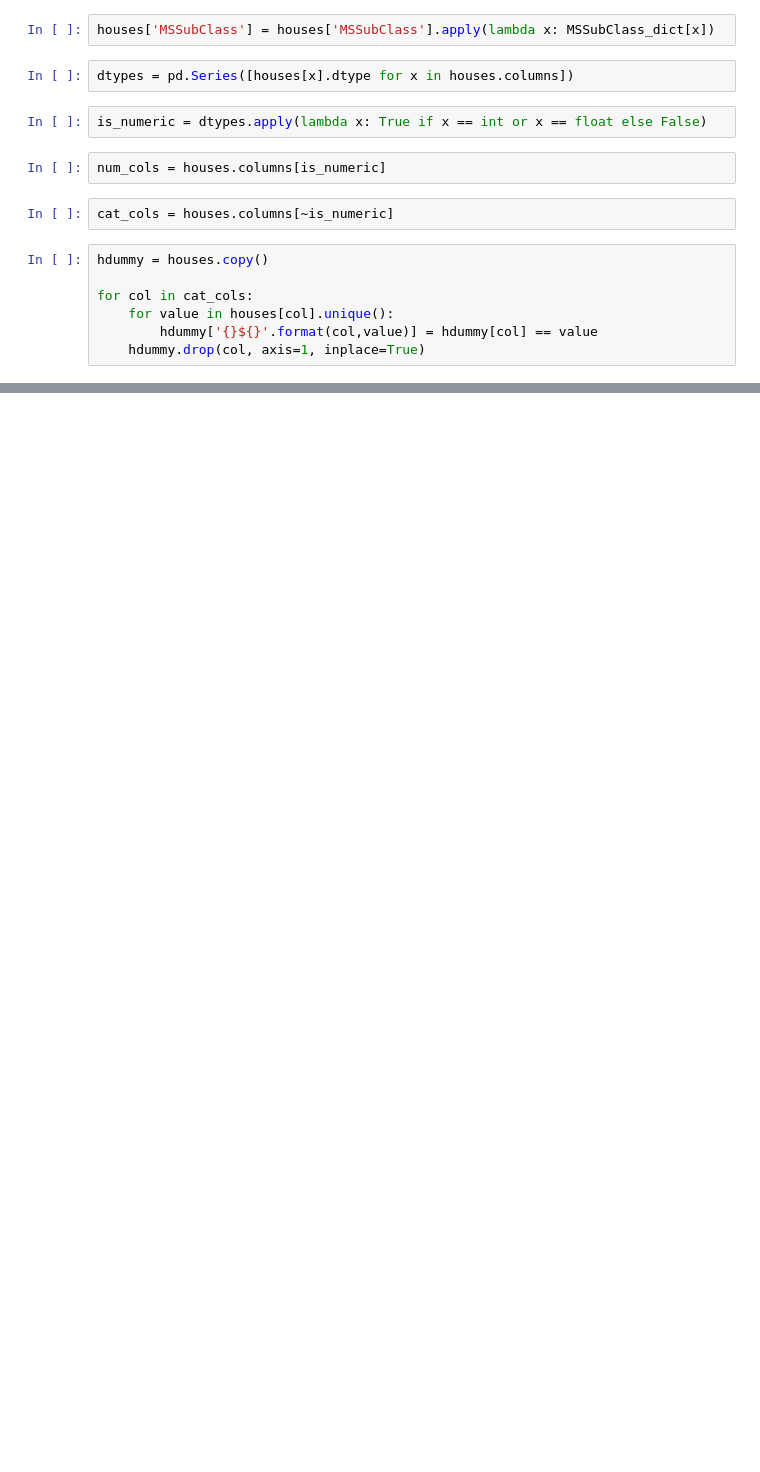
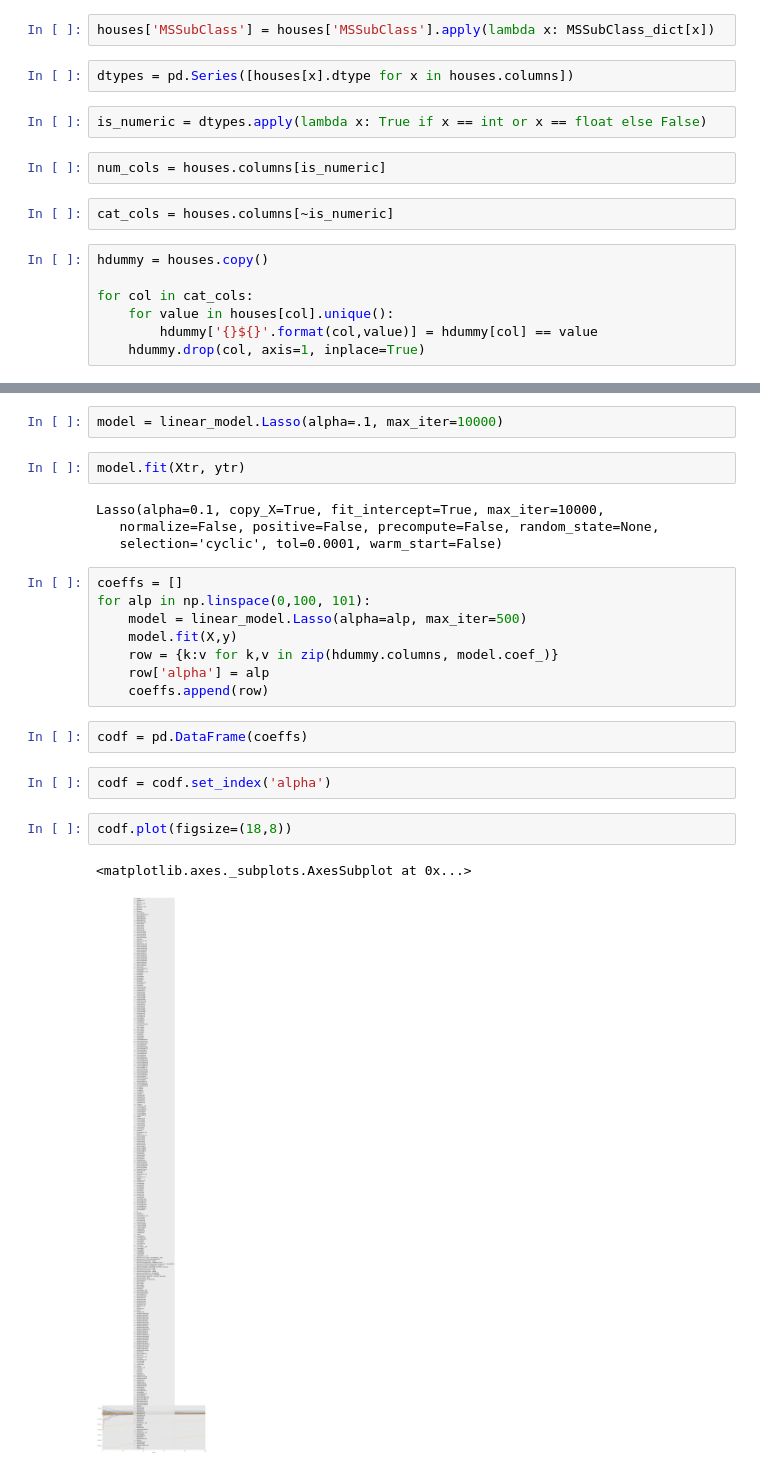
Before and after one commit to tdeason416/ds6371_group, a Jupyter notebook: notebooks/create_dummy_vars.ipynb, the cells around one changed output, grey strips where cells are left out. Saved outputs shown, nothing was run; the diff lists cells and outputs as text; blank space fills up the shorter version.

```diff
--- a/notebooks/create_dummy_vars.ipynb
+++ b/notebooks/create_dummy_vars.ipynb
@@ -51,0 +64,25 @@ hdummy.to_csv('../data/test_withdummy.csv')
+# %%
+model = linear_model.Lasso(alpha=.1, max_iter=10000)
+# %%
+model.fit(Xtr, ytr)
+# %% [output]
+Lasso(alpha=0.1, copy_X=True, fit_intercept=True, max_iter=10000,
+   normalize=False, positive=False, precompute=False, random_state=None,
+   selection='cyclic', tol=0.0001, warm_start=False)
+# %%
+coeffs = []
+for alp in np.linspace(0,100, 101):
+    model = linear_model.Lasso(alpha=alp, max_iter=500)
+    model.fit(X,y)
+    row = {k:v for k,v in zip(hdummy.columns, model.coef_)}
+    row['alpha'] = alp
+    coeffs.append(row)
+# %%
+codf = pd.DataFrame(coeffs)
+# %%
+codf = codf.set_index('alpha')
+# %%
+codf.plot(figsize=(18,8))
+# %% [output]
+<matplotlib.axes._subplots.AxesSubplot at 0x...>
+[figure, added]
```
Also changed, not shown: parts of 6 cells of this notebook, 1 other file.
